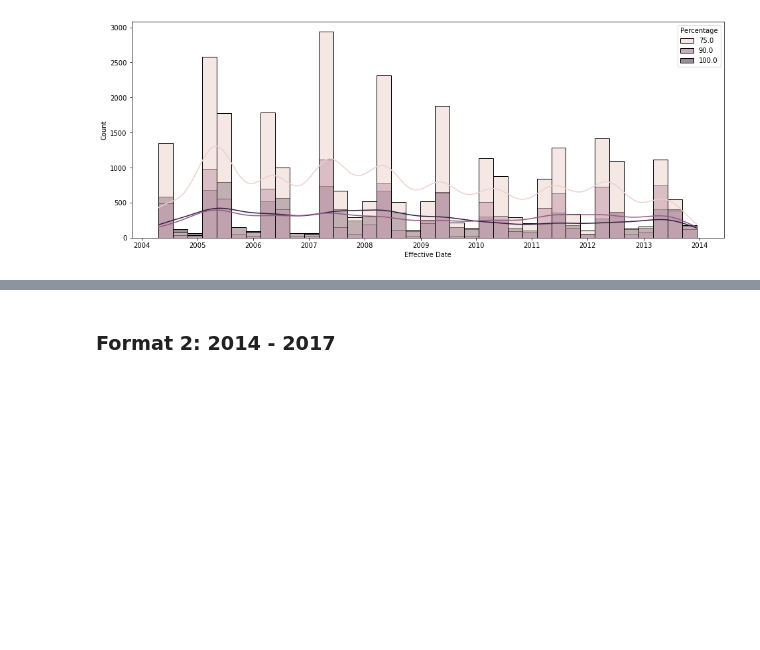
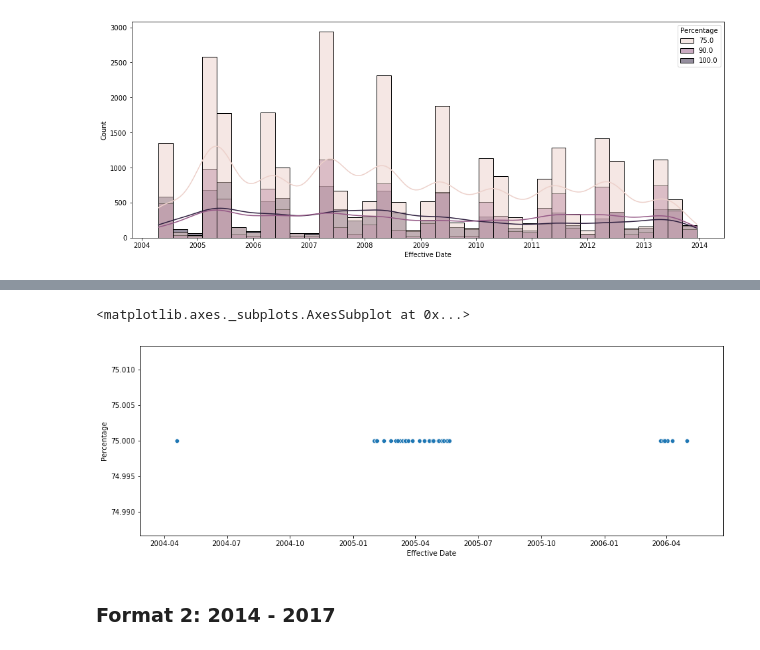
Before and after one commit to kj-kwan/alberta-road-bans, a Jupyter notebook: Road Ban Analysis.ipynb, the cells around one changed output, grey strips where cells are left out. Drawn from its saved outputs; the diff is of its cells as text; code cells hidden in the pictures; blank space fills up the shorter version.

```diff
--- a/Road Ban Analysis.ipynb
+++ b/Road Ban Analysis.ipynb
@@ -586,3 +589,10 @@ df1 = pd.DataFrame(data,columns=['Road','Description','Percentage'])
+# %%
+df_temp = df1[df1['Description']=='Hays - The Bow River']
+plt.figure(figsize=(15,5))
+sns.scatterplot(data=df_temp,x='Effective Date',y='Percentage')
+# %% [output]
+<matplotlib.axes._subplots.AxesSubplot at 0x...>
+[figure, added]
 # %% [markdown]
 ### Format 2: 2014 - 2017
 # %%
```
Also changed, not shown: parts of 17 cells of this notebook.
